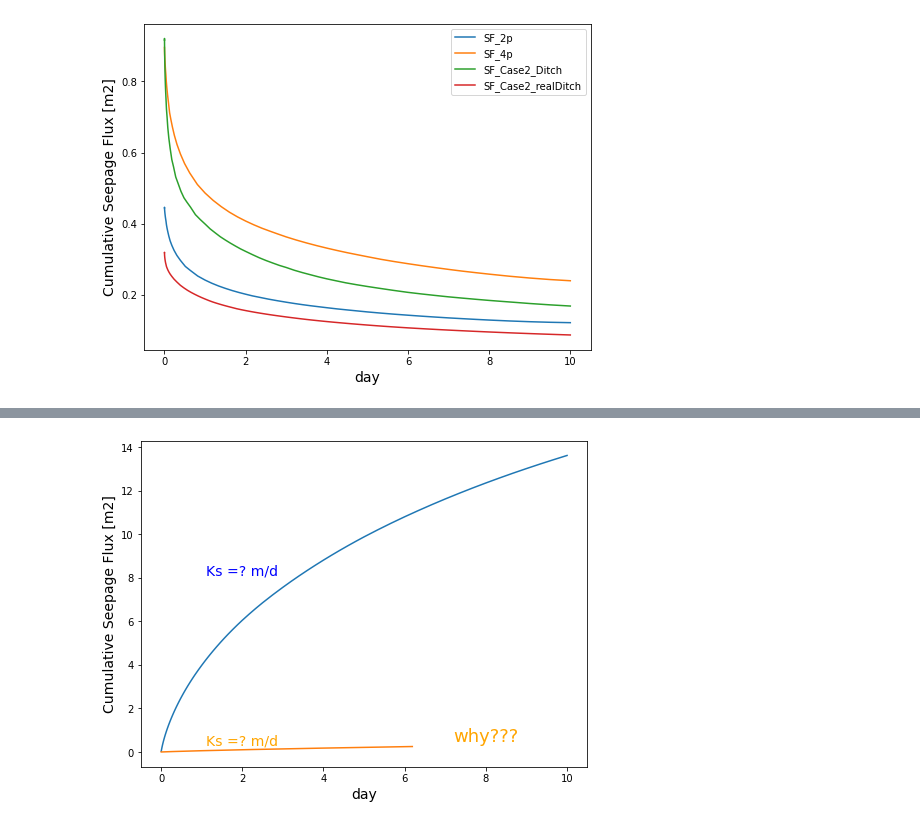
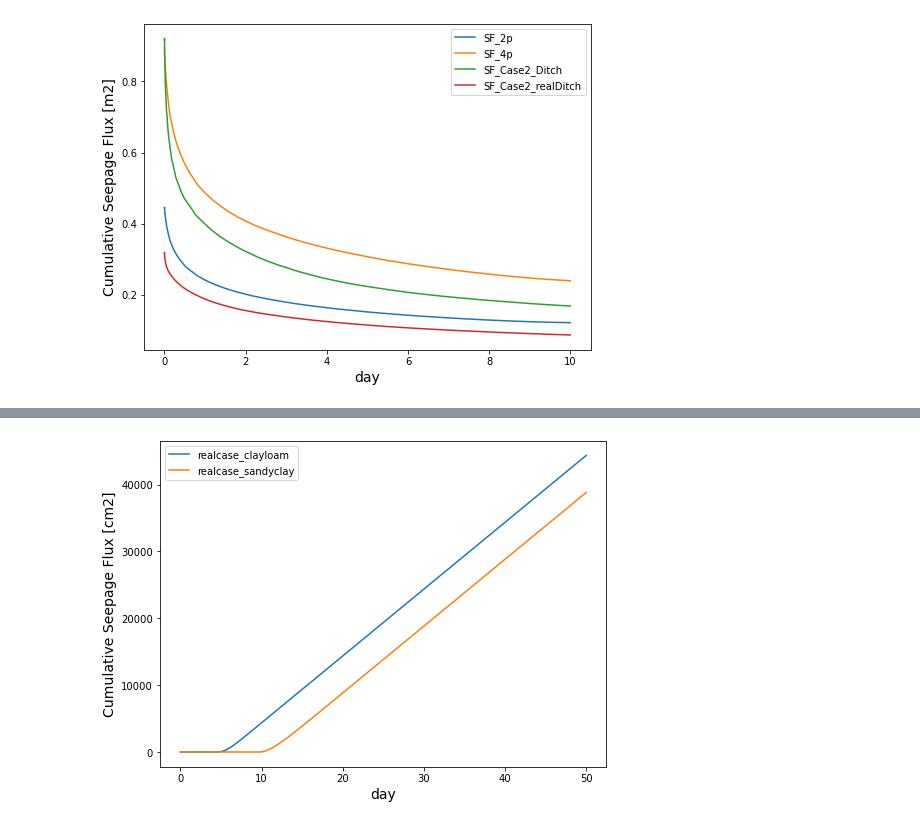
Before and after one commit to AMKotlar/DrainageCourse, a Jupyter notebook: Untitled1.ipynb, the cells around one changed output, grey strips where cells are left out. Saved outputs shown, nothing was run; the diff lists cells and outputs as text; code cells hidden in the pictures.

```diff
--- a/Untitled1.ipynb
+++ b/Untitled1.ipynb
@@ -21,3 +21,24 @@ ax.legend()
 plt.show()
 # %% [output]
 [figure]
+# %%
+import pandas as pd
+import matplotlib.pyplot as plt
+adrs = r'C:\Users\Public\Documents\PC-Progress\HYDRUS 5.x\test'
+fig, ax = plt.subplots(figsize=(8,6))
+names = ["ND_SF","CD20_SF","CD40_SF"]
+for name in names:
+    df = pd.read_csv(adrs+"\\"+name+".txt", skiprows=2, header=None, delim_whitespace=True, names=["ID", "time", "Flux"])
+
+
+    # plot CumSF-4p vs. time
+    ax.plot(df['time'], df['Flux'], label=name)
+
+
+
+ax.set_xlabel('day', fontsize=14)
+ax.set_ylabel('Cumulative Seepage Flux [m2]', fontsize=14)
+ax.legend()
+
+# show the plot
+plt.show()
@@ -44,24 +150,26 @@ def Cum_Q(file):
     df.set_index('Time', inplace=True)
     return df
 # %%
-cases =['Case1_sandy', 'Case1_clay'] #['Case1_2p', 'Case1_4p', 'case2_eqpipe', 'Case2_realditch']
+cases =['realcase_clayloam', 'realcase_sandyclay'] #['Case1_2p', 'Case1_4p', 'case2_eqpipe', 'Case2_realditch']
 fig, ax = plt.subplots(figsize=(8,6))
 
 for case in cases:
     addr = r'C:\Users\Public\Documents\PC-Progress\HYDRUS 5.x\test\\' + case + r'\Hydrus3D Files 1.00\Cum_Q.out'
     df = Cum_Q(addr)
     df = df.reset_index()
     ax.plot(df['Time'], df['CumQS'], label=case)
 ax.set_xlabel('day', fontsize=14)
-ax.text(2,8, 'Ks =? m/d', ha='center', va='bottom', color='blue', fontsize=14)
-ax.text(2,.2, 'Ks =? m/d', ha='center', va='bottom', color='Orange', fontsize=14)
+# ax.text(2,8, 'Ks =? m/d', ha='center', va='bottom', color='blue', fontsize=14)
+# ax.text(2,.2, 'Ks =? m/d', ha='center', va='bottom', color='Orange', fontsize=14)
 
-ax.set_ylabel('Cumulative Seepage Flux [m2]', fontsize=14)
-ax.text(8,.3, 'why???', ha='center', va='bottom', color='orange', fontsize=18)
+ax.set_ylabel('Cumulative Seepage Flux [cm2]', fontsize=14)
+#ax.text(8,.3, 'why???', ha='center', va='bottom', color='orange', fontsize=18)
 
-#ax.legend(False)
+ax.legend()
 
 # show the plot
+
+plt.savefig(cases[0]+'vs'+cases[1], dpi = 300)
 plt.show()
 # %% [output]
-[figure, old version]
+[figure, new version]
```
Also changed, not shown: parts of 4 cells of this notebook, 2 other files.
